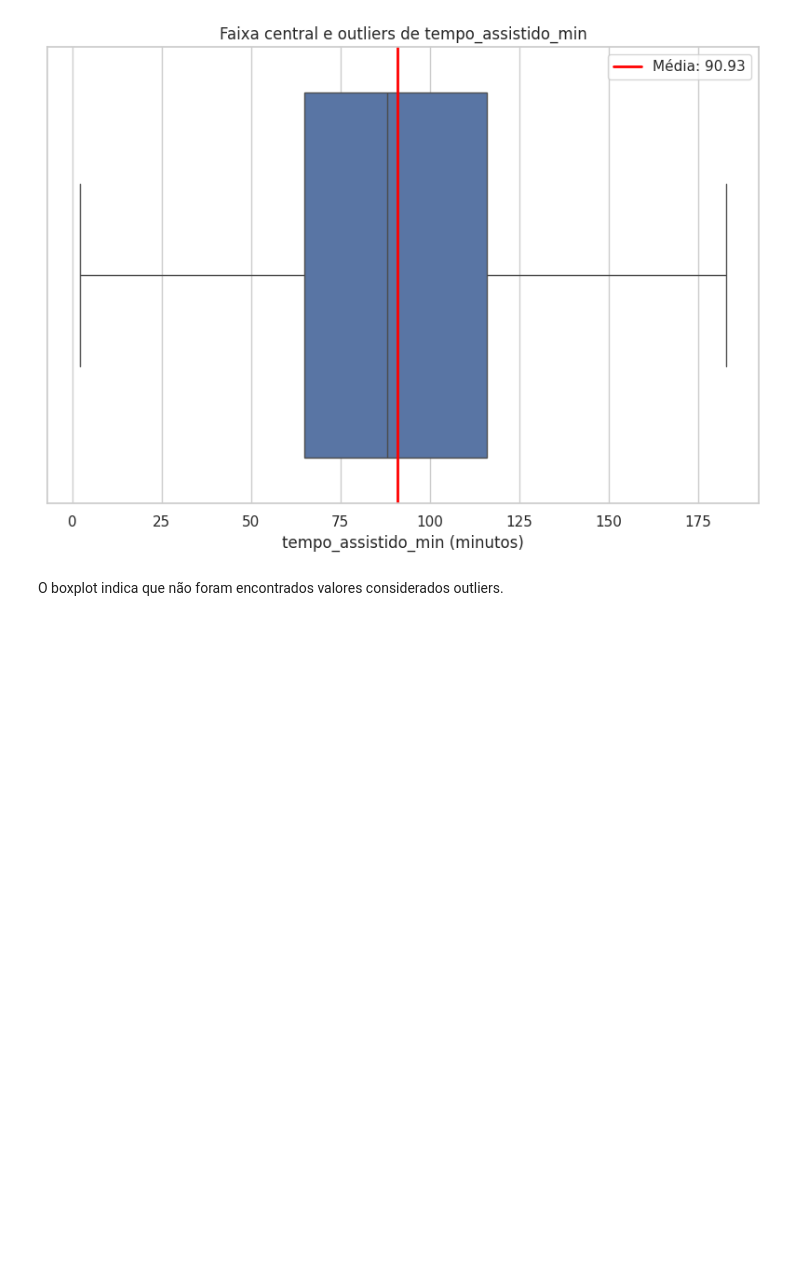
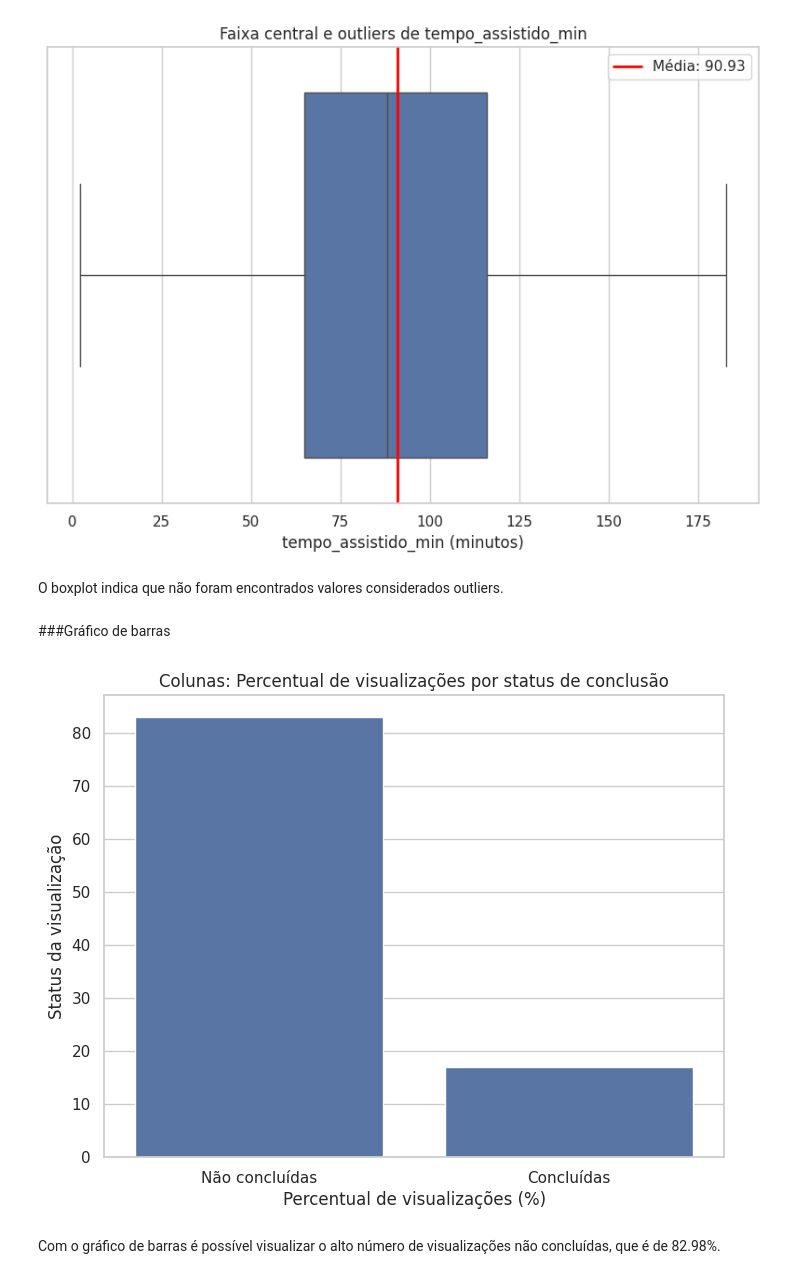
Before and after one commit to claudyanepmarinho/Streaming-de-filmes, a Jupyter notebook: Desafio2_Estatistica_Python.ipynb, the cells around one changed output. Saved outputs shown, nothing was run; the diff lists cells and outputs as text; code cells hidden in the pictures; blank space fills up the shorter version.

```diff
--- a/Desafio2_Estatistica_Python.ipynb
+++ b/Desafio2_Estatistica_Python.ipynb
@@ -395,16 +395,10 @@ contagem = df_fato["concluido"].value_counts()
 percentual = df_fato["concluido"].value_counts(normalize=True) * 100
 
 # Junta as quantidades e os percentuais em uma única tabela
-resultado = pd.DataFrame({
-    "quantidade": contagem,
-    "percentual": percentual
-})
+resultado = pd.DataFrame({"quantidade": contagem, "percentual": percentual})
 
 # Substitui True e False por nomes mais fáceis de interpretar
-resultado.index = resultado.index.map({
-    True: "Concluídas",
-    False: "Não concluídas"
-})
+resultado.index = resultado.index.map({True: "Concluídas", False: "Não concluídas"})
 
 # Exibe o resultado arredondado para duas casas decimais
 display(resultado.round(2))
@@ -709 +662,14 @@ plt.show()
 O boxplot indica que não foram encontrados valores considerados outliers.
+# %% [markdown]
+###Gráfico de barras
+# %%
+
+sns.barplot(data=resultado, x=resultado.index, y="percentual", errorbar=None)
+plt.title("Colunas: Percentual de visualizações por status de conclusão")
+plt.ylabel("Status da visualização")
+plt.xlabel("Percentual de visualizações (%)")
+plt.show()
+# %% [output]
+[figure, added]
+# %% [markdown]
+Com o gráfico de barras é possível visualizar o alto número de visualizações não concluídas, que é de 82.98%.
```
Also changed, not shown: parts of 8 cells of this notebook.
